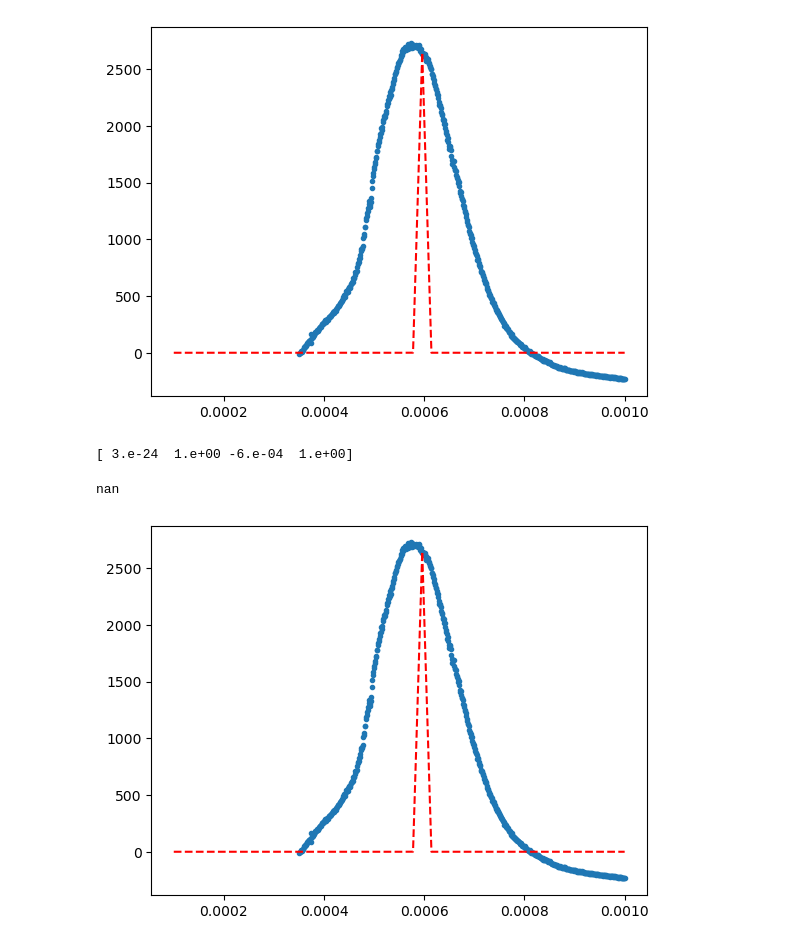
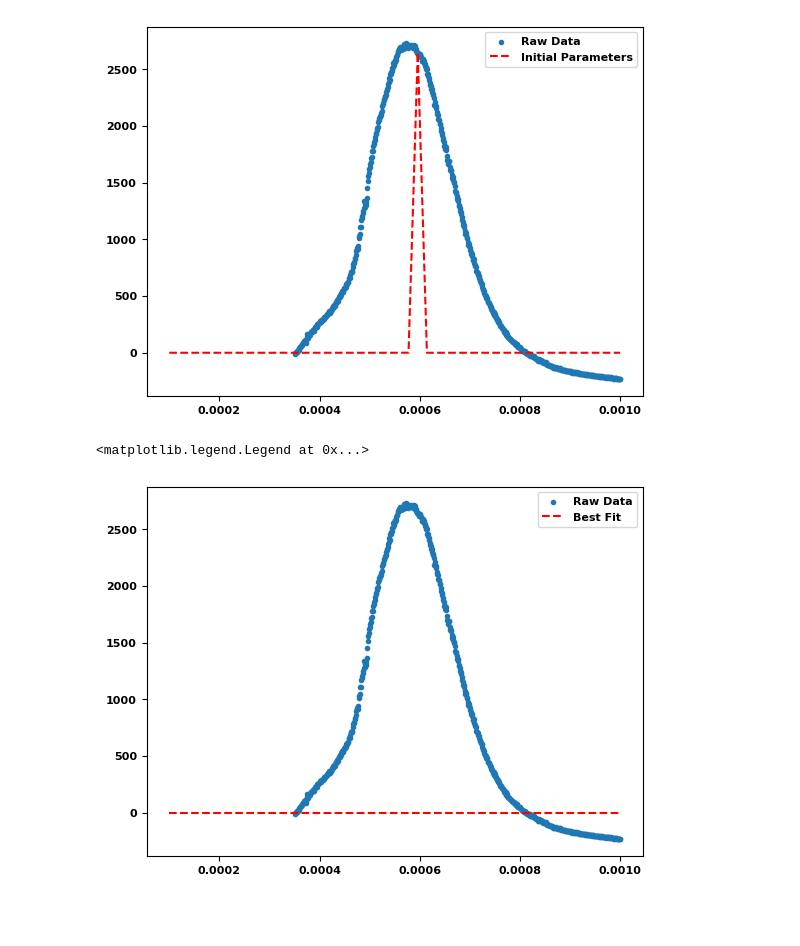
Before and after one commit to AyushmaanAggarwal/Physics-5CL-Capstone-Project, a Jupyter notebook: Data/oceanview/rough_planck.ipynb, the cells around one changed output. Saved outputs shown, nothing was run; the diff lists cells and outputs as text; code cells hidden in the pictures; blank space fills up the shorter version.

```diff
--- a/Data/oceanview/rough_planck.ipynb
+++ b/Data/oceanview/rough_planck.ipynb
@@ -12,13 +6,0 @@ with open('TRIAL 1 450 ACT.txt') as f:
-# %%
-#start = lines.index('Capture_4')+1
-data = lines[1:]
-lam = np.array([float(data[i][:data[i].index("\t")]) for i in range(len(data))])
-inten = np.array([data[i][data[i].index("\t")+1:-2] for i in range(len(data))])
-print(max(inten))
-#print(lam[np.where(inten=='')], inten[np.where(inten!='')])
-lam = lam[np.where(inten!='')]
-inten = inten[np.where(inten!='')]
-
-print(inten)
-plt.plot(lam, inten.astype(np.float), 'r.')
-# plt.plot(lam, inten, 'r.')
@@ -163,7 +66,3 @@ Text(0, 0.5, 'Flux (Photon Counts)')
 # %%
 from scipy import interpolate
-print(len(newlams), len(intensities))
-print(type(newlams[0]))
-print(type(intensities))
-print(np.transpose(np.array(newlams))[0])
-f = interpolate.interp1d(np.transpose(np.array(newlams))[0], np.transpose(np.array(intensities))[0])
+f = interpolate.interp1d(np.transpose(np.array(newlams)), np.transpose(np.array(intensities)))
@@ -262,34 +161,36 @@ Deprecated in NumPy 1.20; for more details and guidance: https://numpy.org/devdo
 # %%
 from scipy.optimize import curve_fit
 
-x = np.array(lam/1e6)
+#FITTING FULL LED SPECTRUM WITH PLANCK'S LAW
+
+x = np.array(lam/1e6) # change to micrometers (which is what Planck's Law is in)
 y = np.array(inten)
-# xerr = np.array(errl)
-# yerr = np.array(erri)
 
-def func2(x, a, b, c, d):
+def planck_general(x, a, b, c, d): # redefine planck_general from before
      return (a*(d*x + c)**-5)/(np.exp(b/(d*x + c))-1)
 
-xtest = np.linspace(0.0001, 0.001)
-p0 = (3e-24, 1, -0.0006, 1)
+xtest = np.linspace(0.0001, 0.001) # Set up some initial xrange for the best fit
+
+p0 = (3e-24, 1, -0.0006, 1) # initial parameters for fit
 plt.scatter(x, y,marker='.', label='Raw Data')
-plt.plot(xtest, func2(xtest, *p0), 'r--',
-          label='ahhhhh')
+plt.plot(xtest, planck_general(xtest, *p0), 'r--',
+          label='Initial Parameters')
+plt.legend()
 plt.show()
 
+
+#ACTUALLY RUN THE FIT. I noticed that scipy doesn't converge to anything beter than p0.
+# I think this might be because small changes in d cause seemingly volatile changes in the curve.
+# Probably d should be 1.
 
 popt, pcov = curve_fit(func2, x, y, p0=p0)
 
 plt.scatter(x, y,marker='.', label='Raw Data')
 plt.plot(xtest, func2(xtest, *popt), 'r--',
-          label='fit')
-#plt.text(165, 35, "K = 82.72 W/(m*K), \n Accepted Value: 111 W/(m*K)", fontsize=10, bbox=dict(facecolor='none', edgecolor='black'))
-# plt.legend()
-print(popt)
-np.sum((func2(x, *popt) - y)**2/y)
+          label='Best Fit')
+plt.legend()
 # %% [output]
-[figure, old version]
+[figure, new version]
-[ 3.e-24  1.e+00 -6.e-04  1.e+00]
+<matplotlib.legend.Legend at 0x...>
-nan
-[figure, old version]
+[figure, new version]
 # %%
```
Also changed, not shown: parts of 17 cells of this notebook.
